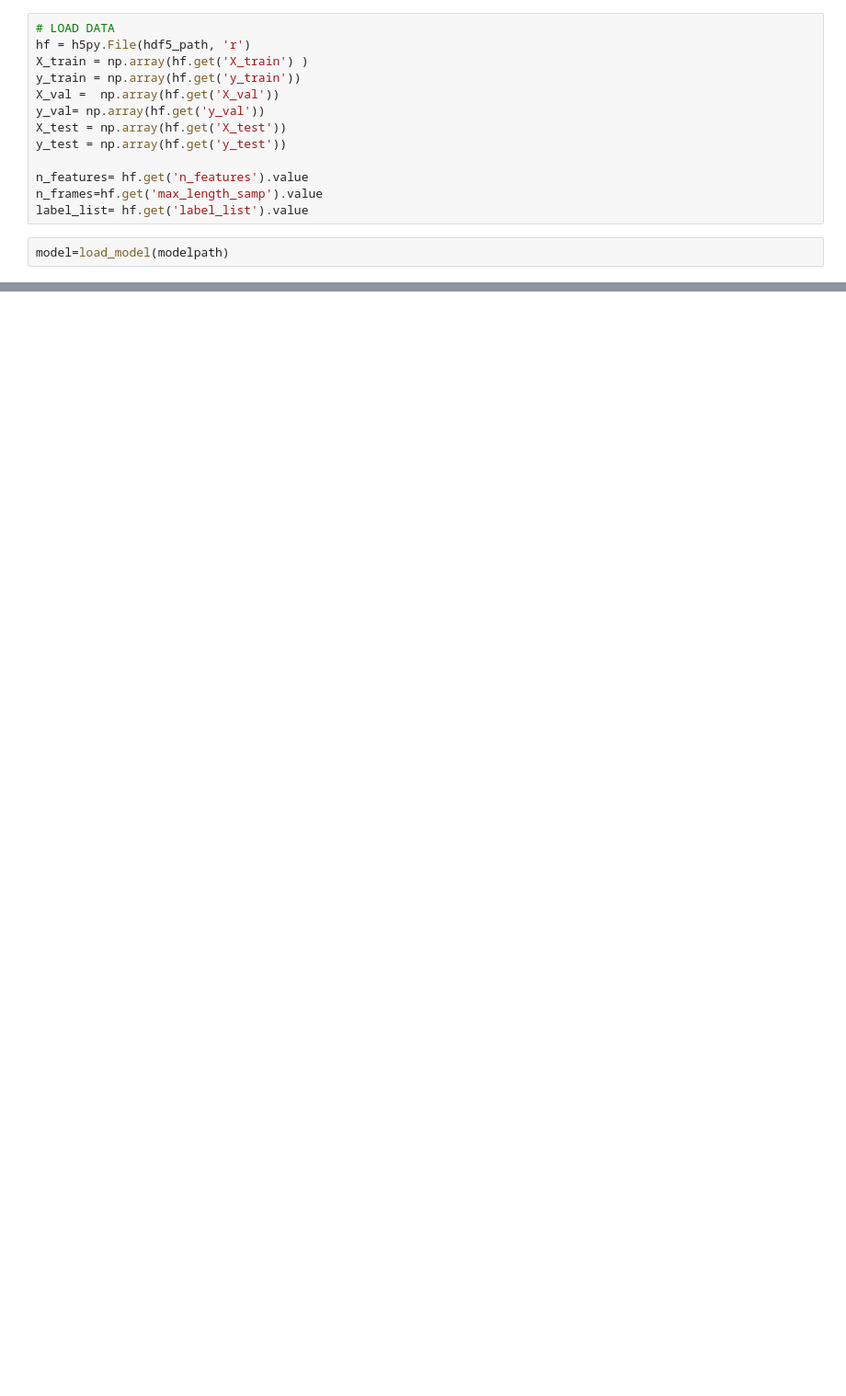
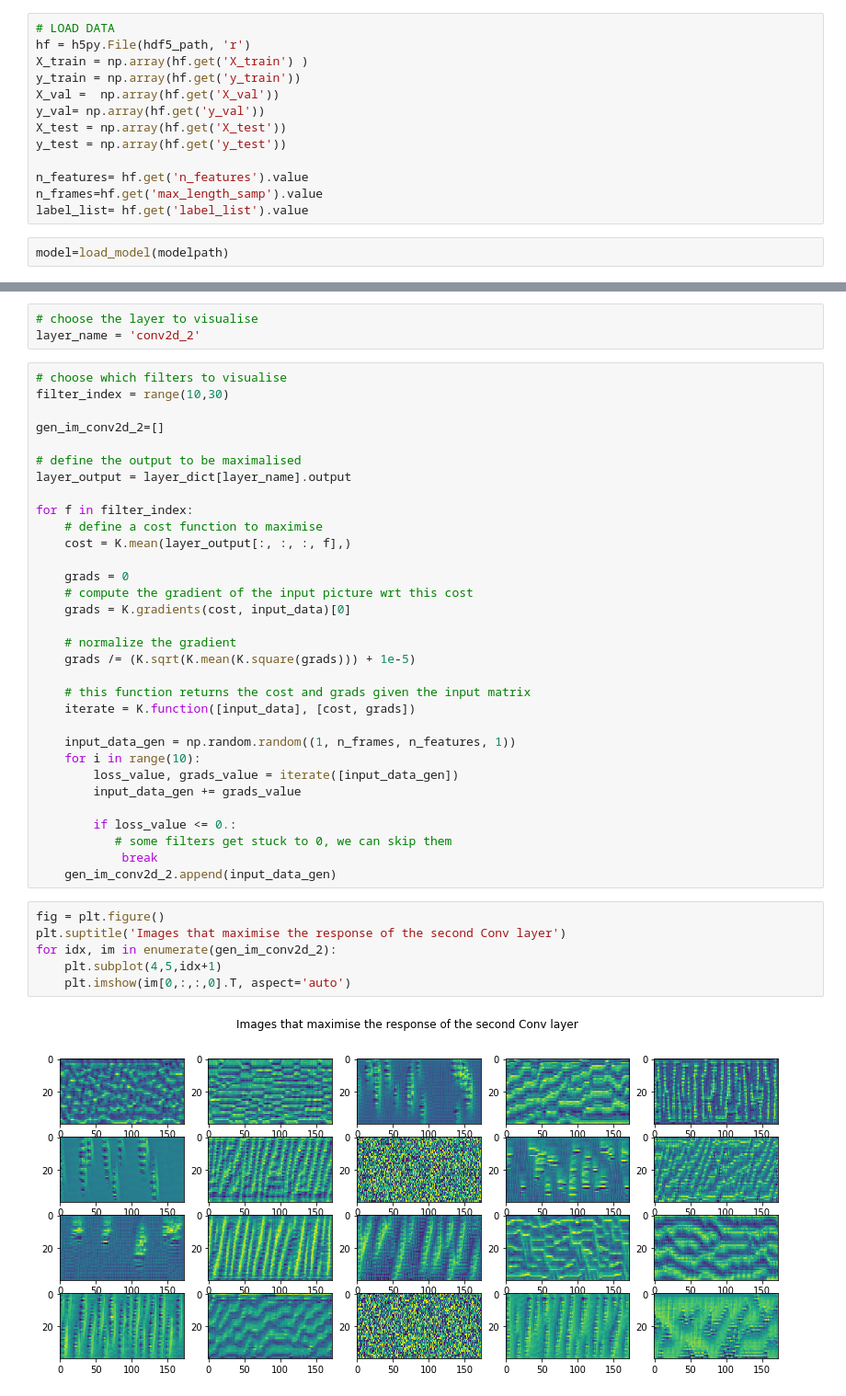
Before and after one commit to iwonasob/DLGdansk, a Jupyter notebook: What has our model learnt?.ipynb, the cells around one changed output, grey strips where cells are left out. Shown at 92% size. Cells and saved outputs as stored; diff of their text form; blank space fills up the shorter version.

```diff
--- a/What has our model learnt?.ipynb
+++ b/What has our model learnt?.ipynb
@@ -109,0 +147,43 @@ for idx, im in enumerate(gen_im):
+# %%
+# choose the layer to visualise
+layer_name = 'conv2d_2'
+# %%
+# choose which filters to visualise
+filter_index = range(10,30)
+
+gen_im_conv2d_2=[]
+
+# define the output to be maximalised
+layer_output = layer_dict[layer_name].output
+
+for f in filter_index:
+    # define a cost function to maximise
+    cost = K.mean(layer_output[:, :, :, f],)
+
+    grads = 0
+    # compute the gradient of the input picture wrt this cost
+    grads = K.gradients(cost, input_data)[0]
+
+    # normalize the gradient
+    grads /= (K.sqrt(K.mean(K.square(grads))) + 1e-5)
+
+    # this function returns the cost and grads given the input matrix
+    iterate = K.function([input_data], [cost, grads])
+
+    input_data_gen = np.random.random((1, n_frames, n_features, 1))
+    for i in range(10):
+        loss_value, grads_value = iterate([input_data_gen])
+        input_data_gen += grads_value
+
+        if loss_value <= 0.:
+           # some filters get stuck to 0, we can skip them
+            break
+    gen_im_conv2d_2.append(input_data_gen)
+# %%
+fig = plt.figure()
+plt.suptitle('Images that maximise the response of the second Conv layer')
+for idx, im in enumerate(gen_im_conv2d_2):
+    plt.subplot(4,5,idx+1)
+    plt.imshow(im[0,:,:,0].T, aspect='auto')
+# %% [output]
+[figure, added]
```
Also changed, not shown: parts of 20 cells of this notebook, 3 other files.
